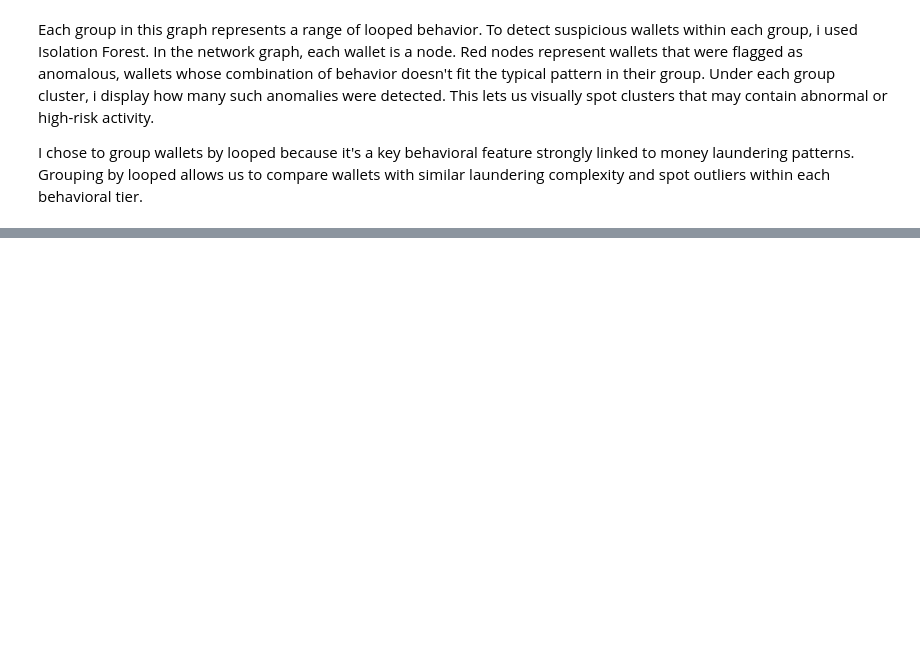
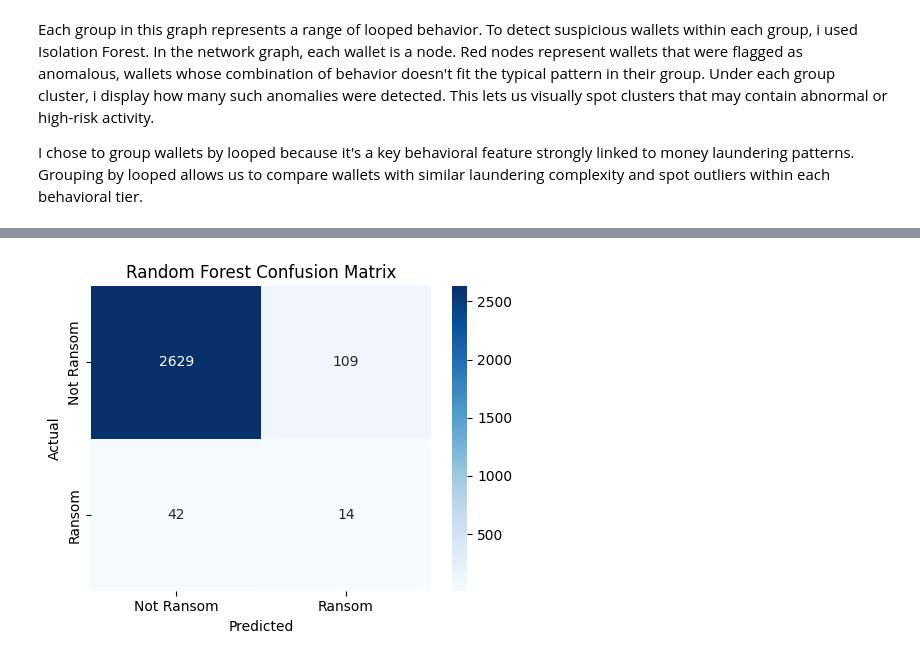
Before and after one commit to SharbelMaroun/data-science-cybersecurity, a Jupyter notebook: pipeline.ipynb, the cells around one changed output, grey strips where cells are left out. Drawn from its saved outputs; the diff is of its cells as text; code cells hidden in the pictures; blank space fills up the shorter version.

```diff
--- a/pipeline.ipynb
+++ b/pipeline.ipynb
@@ -1148,3 +1148,96 @@ Each group in this graph represents a range of looped behavior. To detect suspic
 In the network graph, each wallet is a node. Red nodes represent wallets that were flagged as anomalous, wallets whose combination of behavior doesn't fit the typical pattern in their group. Under each group cluster, i display how many such anomalies were detected. This lets us visually spot clusters that may contain abnormal or high-risk activity.
 
 I chose to group wallets by looped because it's a key behavioral feature strongly linked to money laundering patterns. Grouping by looped allows us to compare wallets with similar laundering complexity and spot outliers within each behavioral tier.
+# %%
+import pandas as pd
+import numpy as np
+from sklearn.ensemble import RandomForestClassifier
+from xgboost import XGBClassifier
+from sklearn.model_selection import train_test_split
+from sklearn.metrics import classification_report, confusion_matrix
+import matplotlib.pyplot as plt
+import seaborn as sns
+
+
+df = df.sample(frac=1.0, random_state=42)  # Use 20% of the data for speed
+
+# Create timestamp from year + day
+df['timestamp'] = pd.to_datetime(df['year'].astype(str), format='%Y') + pd.to_timedelta(df['day'] - 1, unit='D')
+df = df.sort_values(by=["address", "timestamp"])
+
+# Temporal features
+temporal_df = df.groupby("address").agg(
+    first_seen=('timestamp', 'min'),
+    last_seen=('timestamp', 'max'),
+    n_days_active=('timestamp', lambda x: (x.max() - x.min()).days + 1),
+    tx_count=('timestamp', 'count')
+).reset_index()
+temporal_df['tx_per_day'] = temporal_df['tx_count'] / temporal_df['n_days_active'].replace(0, 1)
+
+# Behavioral features
+wallet_df = df.drop_duplicates("address")[['address', 'income', 'neighbors', 'looped', 'count', 'label']]
+merged = wallet_df.merge(temporal_df, on='address')
+
+# Binary target: 1 = ransomware wallet, 0 = non-ransomware
+merged['target'] = merged['label'].apply(lambda x: 1 if x != 'white' else 0)
+
+# Final dataset
+X = merged[['income', 'neighbors', 'looped', 'count', 'n_days_active', 'tx_count', 'tx_per_day']]
+y = merged['target']
+addresses = merged['address']  # Save for later
+
+# Train/test split
+X_train, X_test, y_train, y_test, addr_train, addr_test = train_test_split(X, y, addresses, test_size=0.3, random_state=42)
+# RANDOM FOREST:
+rf = RandomForestClassifier(n_estimators=100, random_state=42, class_weight='balanced')
+rf.fit(X_train, y_train)
+rf_preds = rf.predict(X_test)
+
+print("Random Forest Results:")
+print(classification_report(y_test, rf_preds))
+
+# Print detected ransomware wallets
+rf_ransom_addrs = addr_test[rf_preds == 1]
+print(f"Random Forest predicted {len(rf_ransom_addrs)} wallets as ransomware.")
+print("Some of suspicious wallets:")
+print(rf_ransom_addrs.head())
+
+# Confusion Matrix for Random Forest
+cm_rf = confusion_matrix(y_test, rf_preds)
+plt.figure(figsize=(5, 4))
+sns.heatmap(cm_rf, annot=True, fmt='d', cmap='Blues',
+            xticklabels=["Not Ransom", "Ransom"],
+            yticklabels=["Not Ransom", "Ransom"])
+plt.title("Random Forest Confusion Matrix")
+plt.xlabel("Predicted")
+plt.ylabel("Actual")
+plt.tight_layout()
+plt.show()
+
+# XGBOOST:
+scale_ratio = (y == 0).sum() / (y == 1).sum()
+xgb = XGBClassifier(eval_metric='logloss', random_state=42, scale_pos_weight=scale_ratio)
+xgb.fit(X_train, y_train)
+xgb_preds = xgb.predict(X_test)
+
+print("\nXGBoost Results:")
+print(classification_report(y_test, xgb_preds))
+
+# Print detected ransomware wallets
+xgb_ransom_addrs = addr_test[xgb_preds == 1]
+print(f"XGBoost predicted {len(xgb_ransom_addrs)} wallets as ransomware.")
+print("Some of suspicious wallets:")
+print(xgb_ransom_addrs.head())
+
+# Confusion Matrix for XGBoost
+cm_xgb = confusion_matrix(y_test, xgb_preds)
+plt.figure(figsize=(5, 4))
+sns.heatmap(cm_xgb, annot=True, fmt='d', cmap='Oranges',
+            xticklabels=["Not Ransom", "Ransom"],
+            yticklabels=["Not Ransom", "Ransom"])
+plt.title("XGBoost Confusion Matrix")
+plt.xlabel("Predicted")
+plt.ylabel("Actual")
+plt.tight_layout()
+plt.show()
+# %% [output]
@@ -1150,0 +1262 @@ I chose to group wallets by looped because it's a key behavioral feature strongl
+[figure, added]
```
Also changed, not shown: parts of 2 cells of this notebook.
